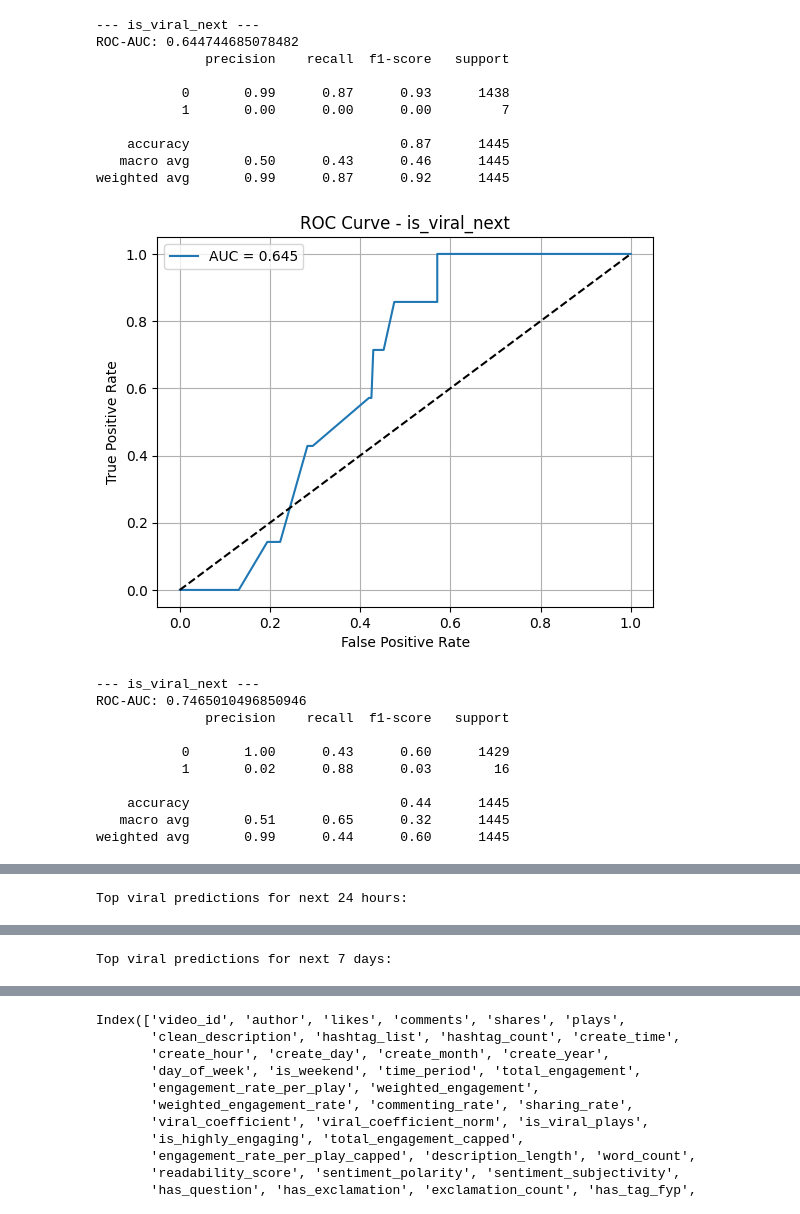
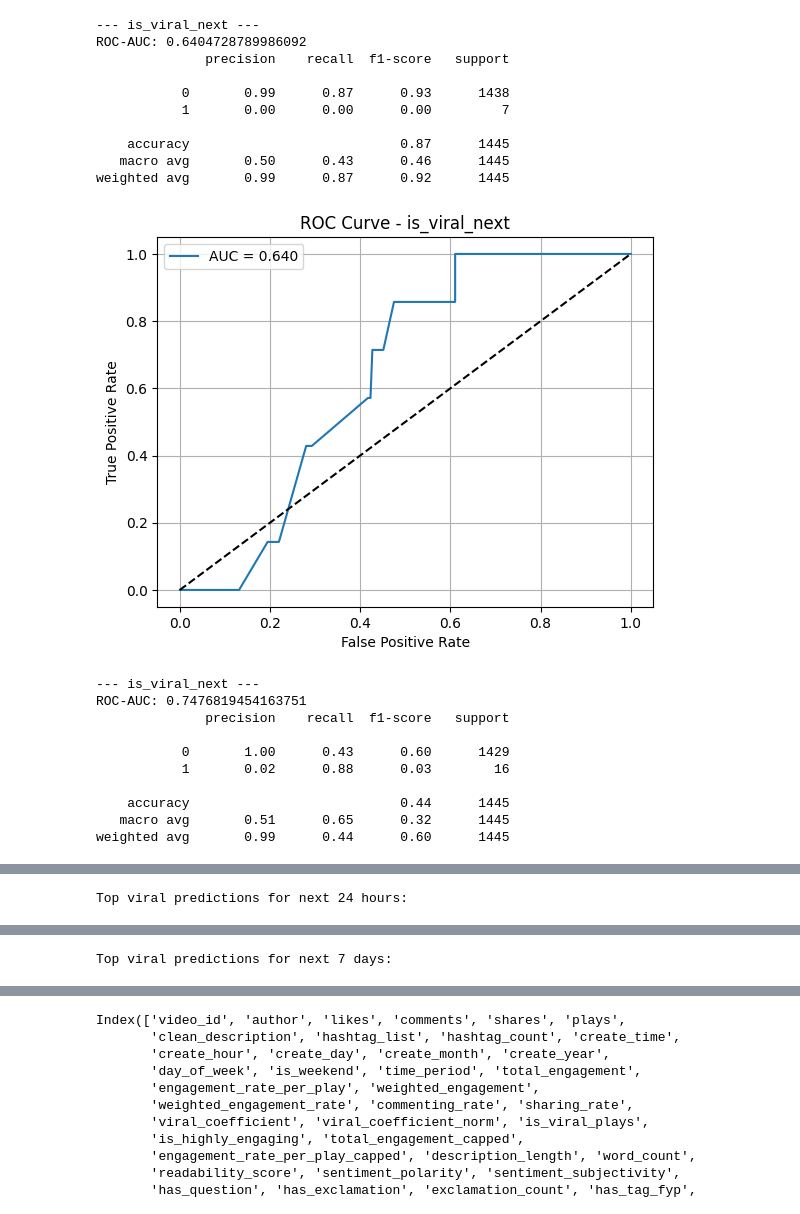
Before and after one commit to Qarsie/Tiktok_Py, a Jupyter notebook: q6.ipynb, the cells around one changed output, grey strips where cells are left out. Saved outputs shown, nothing was run; the diff lists cells and outputs as text; code cells hidden in the pictures.

```diff
--- a/q6.ipynb
+++ b/q6.ipynb
@@ -17,7 +17,7 @@ from sklearn.feature_extraction.text import TfidfVectorizer
 from imblearn.combine import SMOTETomek
 
 # --- 1. Load Data ---
-df = pd.read_csv('data/processed/tiktok_enhanced_features.csv', parse_dates=['create_time'])
+df = pd.read_csv('data/processed/tiktok_processed_with_nlp_features.csv', parse_dates=['create_time'])
 df['clean_description'] = df['clean_description'].fillna("").astype(str)
 df['create_time'] = pd.to_datetime(df['create_time'])
 df = df.sort_values('create_time')
@@ -111,37 +111,37 @@ def run_trend_forecasting(df_labeled, target_col, preprocessor, selector, base_m
     viral_videos['predicted_proba'] = y_proba
     viral_videos['predicted_label'] = y_pred
     viral_output = viral_videos[viral_videos['predicted_label'] == 1][['video_id', 'create_time', 'clean_description', 'author','hashtag_list', 'hashtag_count', 'predicted_proba']]
     viral_output = viral_output.sort_values(by='predicted_proba', ascending=False).head(10)
     return viral_output
 
 # --- 6. Filter Valid Rows ---
 df_24h_valid = df_24h[df_24h['is_viral_next'].notna()].copy()
 df_7d_valid = df_7d[df_7d['is_viral_next'].notna()].copy()
 
 # --- 7. Run Forecasting for 24h and 7d ---
 base_model = RandomForestClassifier(n_estimators=100, max_depth=7, random_state=42, class_weight='balanced', n_jobs=-1)
 top_viral_24h = run_trend_forecasting(df_24h_valid, 'is_viral_next', preprocessor, selector, base_model)
 top_viral_7d = run_trend_forecasting(df_7d_valid, 'is_viral_next', preprocessor, selector, base_model)
 
 print("\nTop viral predictions for next 24 hours:")
 display(top_viral_24h)
 
 print("\nTop viral predictions for next 7 days:")
 display(top_viral_7d)
 # %% [output]
 --- is_viral_next ---
-ROC-AUC: 0.644744685078482
+ROC-AUC: 0.6404728789986092
               precision    recall  f1-score   support
 
            0       0.99      0.87      0.93      1438
            1       0.00      0.00      0.00         7
 
     accuracy                           0.87      1445
    macro avg       0.50      0.43      0.46      1445
 weighted avg       0.99      0.87      0.92      1445
-[figure, old version]
+[figure, new version]
 --- is_viral_next ---
-ROC-AUC: 0.7465010496850946
+ROC-AUC: 0.7476819454163751
               precision    recall  f1-score   support
 
            0       1.00      0.43      0.60      1429
```
Also changed, not shown: parts of 1 cell of this notebook.
